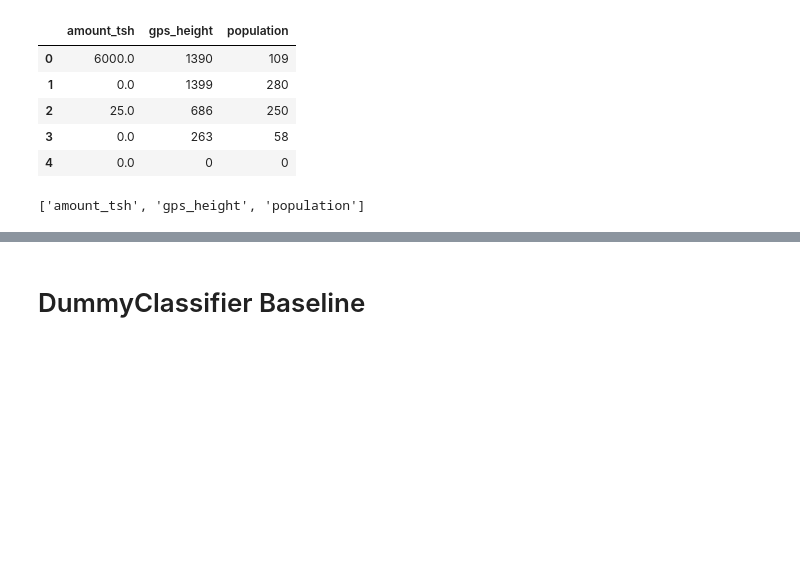
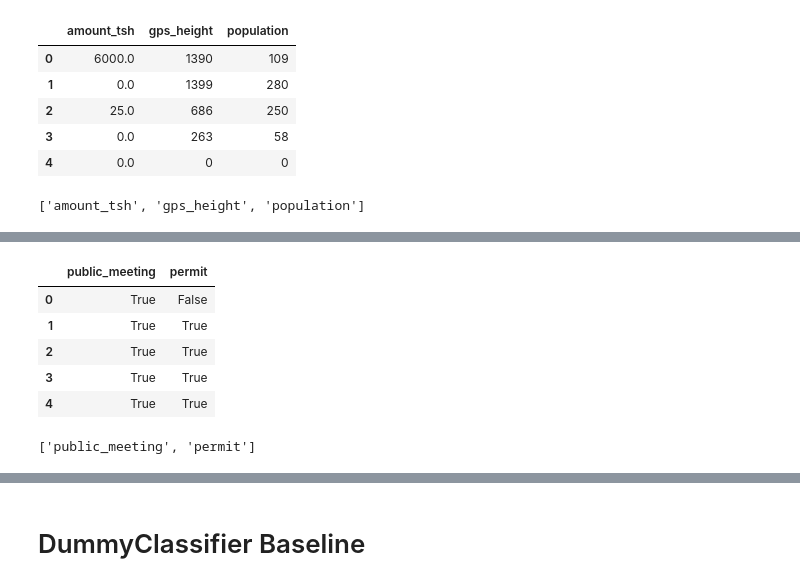
Before and after one commit to yuhkulele/Tanzanian-Water-Well-Status-Classification, a Jupyter notebook: notebooks_scratch/Yuhkai_modeling.ipynb, the cells around one changed output, grey strips where cells are left out. Cells and saved outputs as stored; diff of their text form; code cells hidden in the pictures; blank space fills up the shorter version.

```diff
--- a/notebooks_scratch/Yuhkai_modeling.ipynb
+++ b/notebooks_scratch/Yuhkai_modeling.ipynb
@@ -171,6 +173,21 @@ cat_cols
  'quantity',
  'source',
  'waterpoint_type']
+# %%
+X_bool = X_picked.select_dtypes(include='boolean')
+X_bool.head()
+# %% [output]
+|  | public_meeting | permit |
+| 0 | True | False |
+| 1 | True | True |
+| 2 | True | True |
+| 3 | True | True |
+| 4 | True | True |
+# %%
+bool_cols = list(X_bool.columns)
+bool_cols
+# %% [output]
+['public_meeting', 'permit']
 # %%
 #create subpipes for numeric and categorical features
 #StandardScaler on numerical features
```
Also changed, not shown: parts of 28 cells of this notebook, 2 other files.
